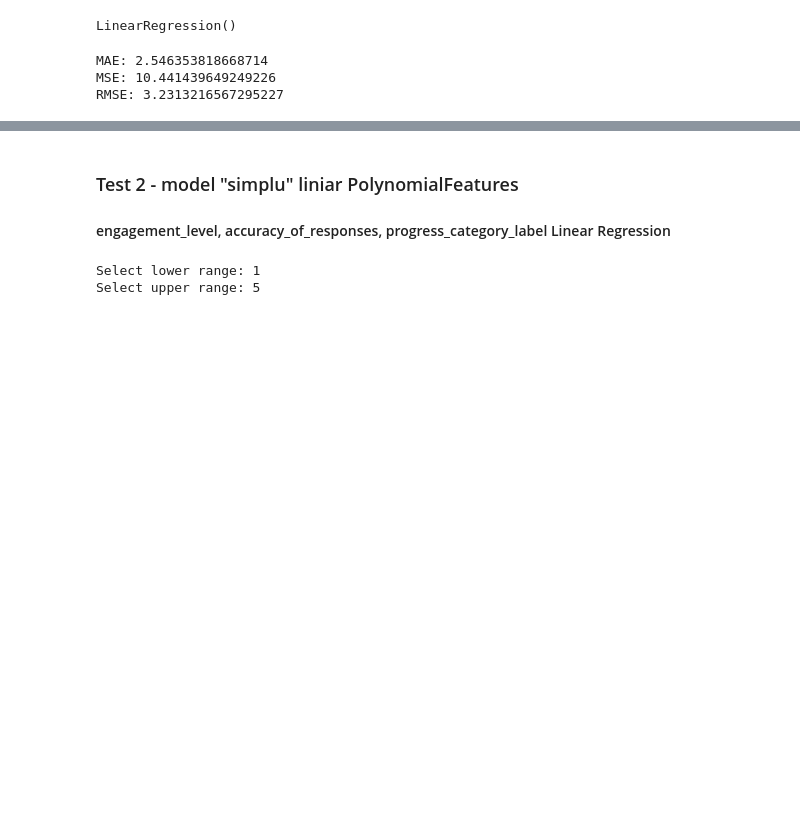
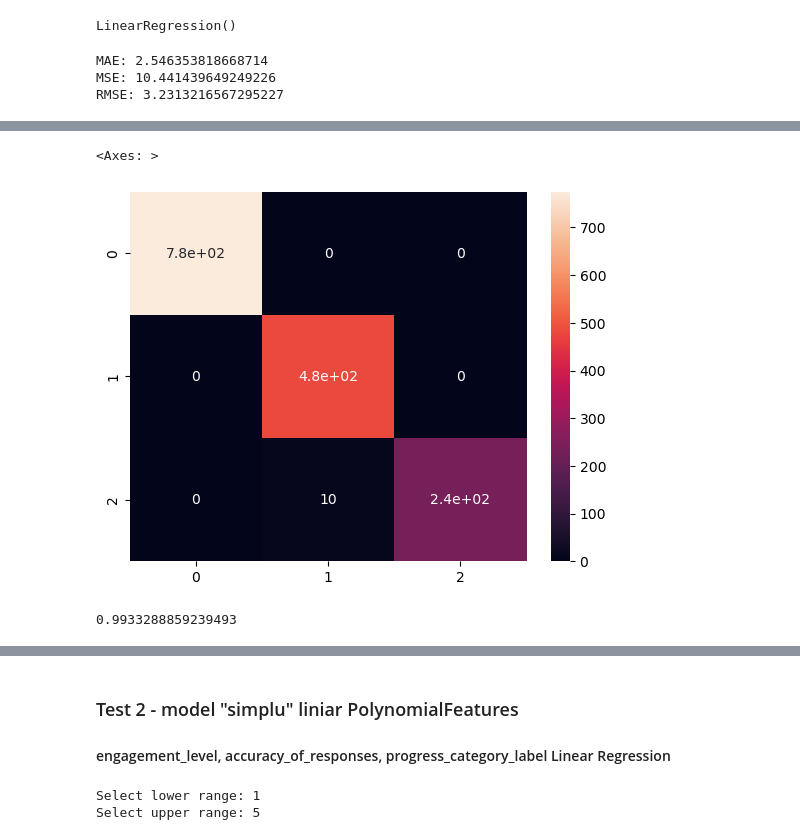
Before and after one commit to ArthurHastings/IntelligentClassroom, a Jupyter notebook: Proiect feb (1).ipynb, the cells around one changed output, grey strips where cells are left out. Drawn from its saved outputs; the diff is of its cells as text; code cells hidden in the pictures; blank space fills up the shorter version.

```diff
--- a/Proiect feb (1).ipynb
+++ b/Proiect feb (1).ipynb
@@ -288,0 +296,6 @@ RMSE: 3.2313216567295227
+# %%
+X_train, X_test, y_train, y_test = train_test_split(X, y, test_size=0.3, random_state=62)
+# %%
+log_model = LogisticRegression()
+# %%
+log_model.fit(X_train, y_train)
@@ -288,0 +311,11 @@ RMSE: 3.2313216567295227
+# %%
+y_pred = log_model.predict(X_test)
+# %%
+sns.heatmap(confusion_matrix(y_test, y_pred), annot=True)
+# %% [output]
+<Axes: >
+[figure, added]
+# %%
+accuracy_score(y_test, y_pred)
+# %% [output]
+0.9933288859239493
```
Also changed, not shown: parts of 25 cells of this notebook.
